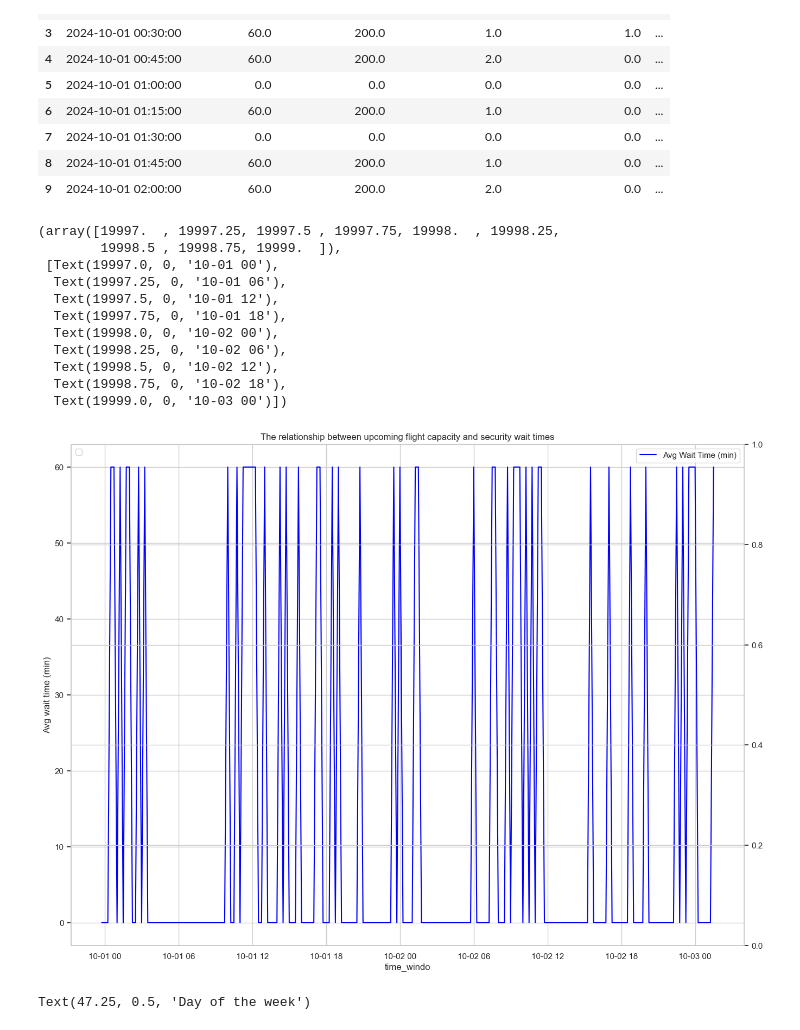
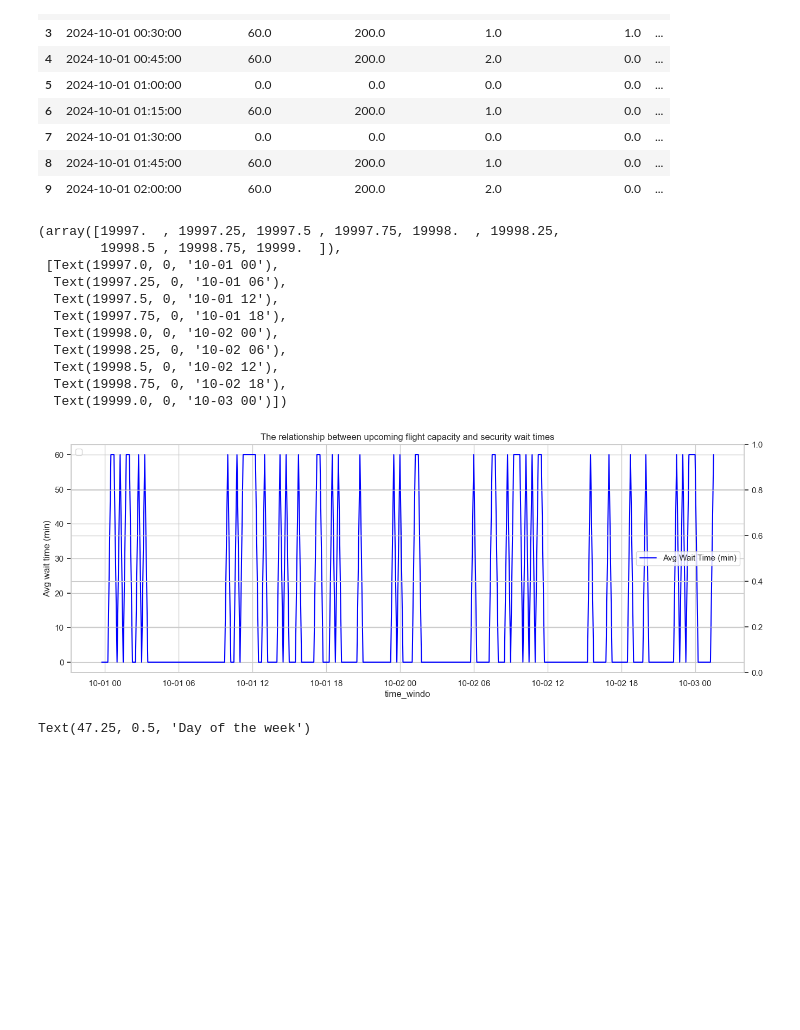
Before and after one commit to DavidBala06/Passenger_Flow_Predictor, a Jupyter notebook: notebooks/data_audit.ipynb, the cells around one changed output. Drawn from its saved outputs; the diff is of its cells as text; code cells hidden in the pictures; blank space fills up the shorter version.

Commit message:
Fixed a plot

```diff
--- a/notebooks/data_audit.ipynb
+++ b/notebooks/data_audit.ipynb
@@ -246,33 +246,34 @@ MASTER TIMELINE READY
 # %%
 import matplotlib.pyplot as plt
 import seaborn as sns
 
 sns.set_theme(style = "whitegrid")
 plt.figure(figsize=(16,12))
 
+plt.subplot(2,1,1)
 
 ax1 = plt.gca()
 ax2 = ax1.twinx()
 
 sns.lineplot(data = master_df.head(200), x = "time_window", y = "avg_wait_time", ax = ax1, label = "Avg Wait Time (min)", color = "blue")
 ax1.set_title("The relationship between upcoming flight capacity and security wait times")
 ax1.set_xlabel("time_windo")
 ax1.set_ylabel("Avg wait time (min)")
 plt.legend(loc ="upper left")
 plt.xticks(rotation = 45)
 # %% [output]
 (array([19997.  , 19997.25, 19997.5 , 19997.75, 19998.  , 19998.25,
         19998.5 , 19998.75, 19999.  ]),
  [Text(19997.0, 0, '10-01 00'),
   Text(19997.25, 0, '10-01 06'),
   Text(19997.5, 0, '10-01 12'),
   Text(19997.75, 0, '10-01 18'),
   Text(19998.0, 0, '10-02 00'),
   Text(19998.25, 0, '10-02 06'),
   Text(19998.5, 0, '10-02 12'),
   Text(19998.75, 0, '10-02 18'),
   Text(19999.0, 0, '10-03 00')])
-[figure, old version]
+[figure, new version]
 # %%
 
 # pivot the data for the heatmap
```
